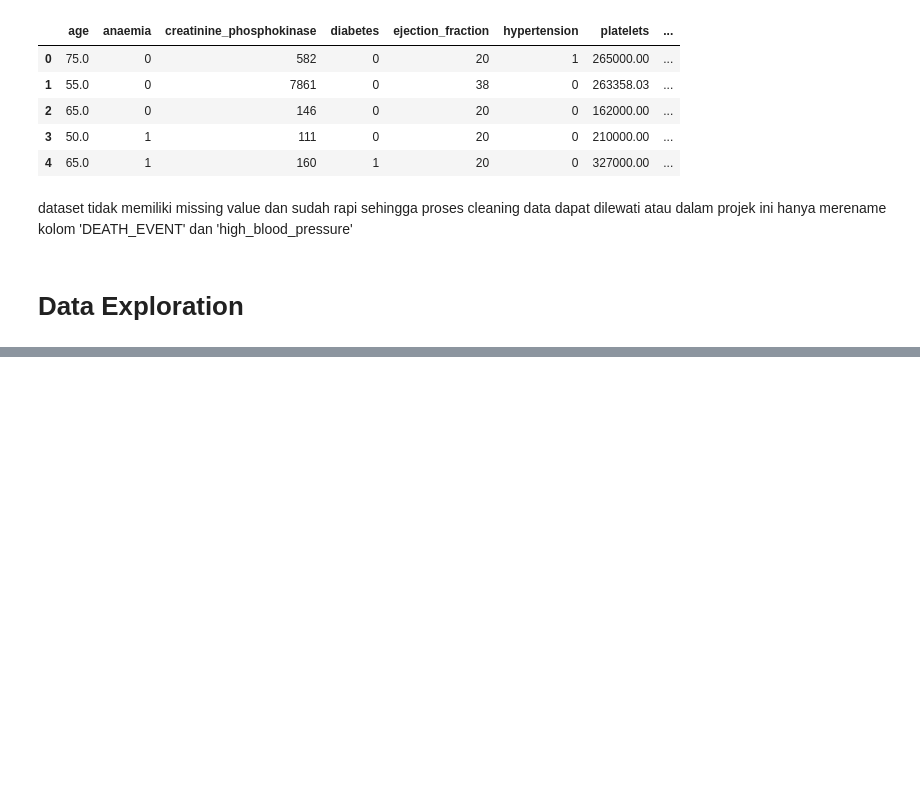
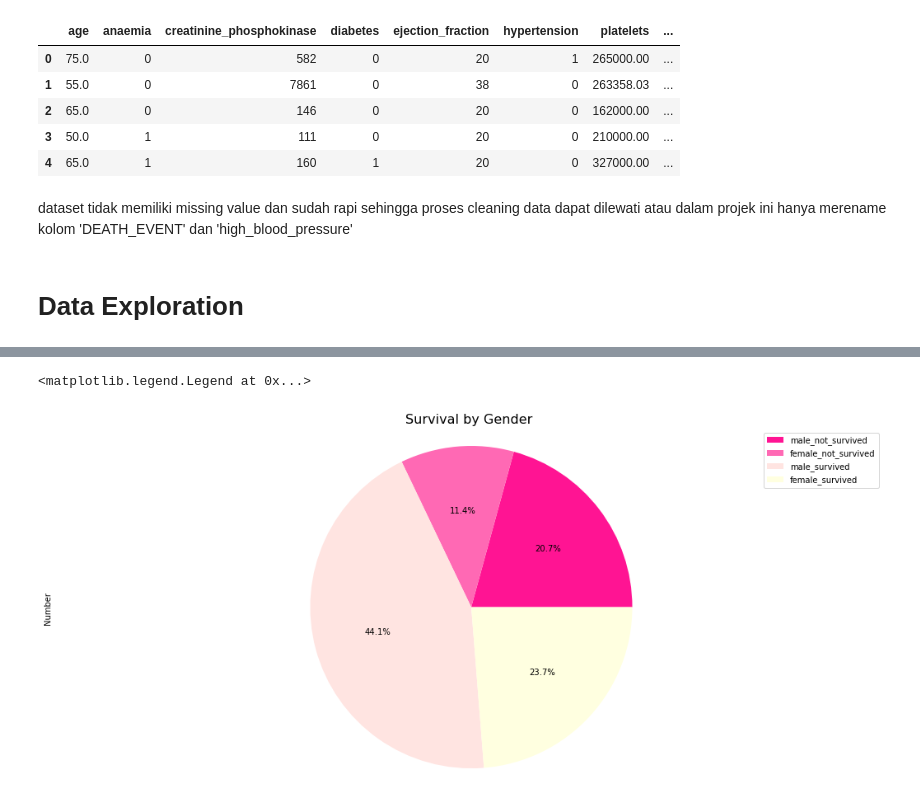
Before and after one commit to HelennaConstantia/PYTN-KampusMerdeka_FP3, a Jupyter notebook: PYTN_KampusMerdeka_fp3_Helenna Constantia.ipynb, the cells around one changed output, grey strips where cells are left out. Drawn from its saved outputs; the diff is of its cells as text; code cells hidden in the pictures; blank space fills up the shorter version.

```diff
--- a/PYTN_KampusMerdeka_fp3_Helenna Constantia.ipynb
+++ b/PYTN_KampusMerdeka_fp3_Helenna Constantia.ipynb
@@ -140,0 +190,16 @@ dataset tidak memiliki missing value dan sudah rapi sehingga proses cleaning dat
+# %%
+#jumlah yang meninggal dan tidak meninggal berdasarkan gender
+female=df[df['sex']==0]
+male=df[df['sex']==1]
+male_not_survived=len(male[male['death_event']==1])
+female_not_survived=len(female[female['death_event']==1])
+male_survived=len(male[male['death_event']==0])
+female_survived=len(female[female['death_event']==0])
+df_survivalBySex=pd.DataFrame({'Keterangan':['male_not_survived',
+                                           'female_not_survived',
+                                           'male_survived',
+                                           'female_survived'],
+                             'Number': [male_not_survived,female_not_survived,
+                                       male_survived,female_survived]})
+df_survivalBySex=df_survivalBySex.set_index('Keterangan')
+df_survivalBySex
@@ -140,0 +213,12 @@ dataset tidak memiliki missing value dan sudah rapi sehingga proses cleaning dat
+# %%
+#membuat pie chart dari data survival berdasar gender
+color_list=['deeppink','hotpink','mistyrose','lightyellow']
+df_survivalBySex['Number'].plot(kind='pie', figsize=(18,8),
+                               autopct='%1.1f%%',
+                                colors=color_list,labels=None)
+plt.title('Survival by Gender', fontsize=16)
+plt.axis('equal')
+plt.legend(labels=df_survivalBySex.index)
+# %% [output]
+<matplotlib.legend.Legend at 0x...>
+[figure, added]
```
Also changed, not shown: parts of 12 cells of this notebook.
